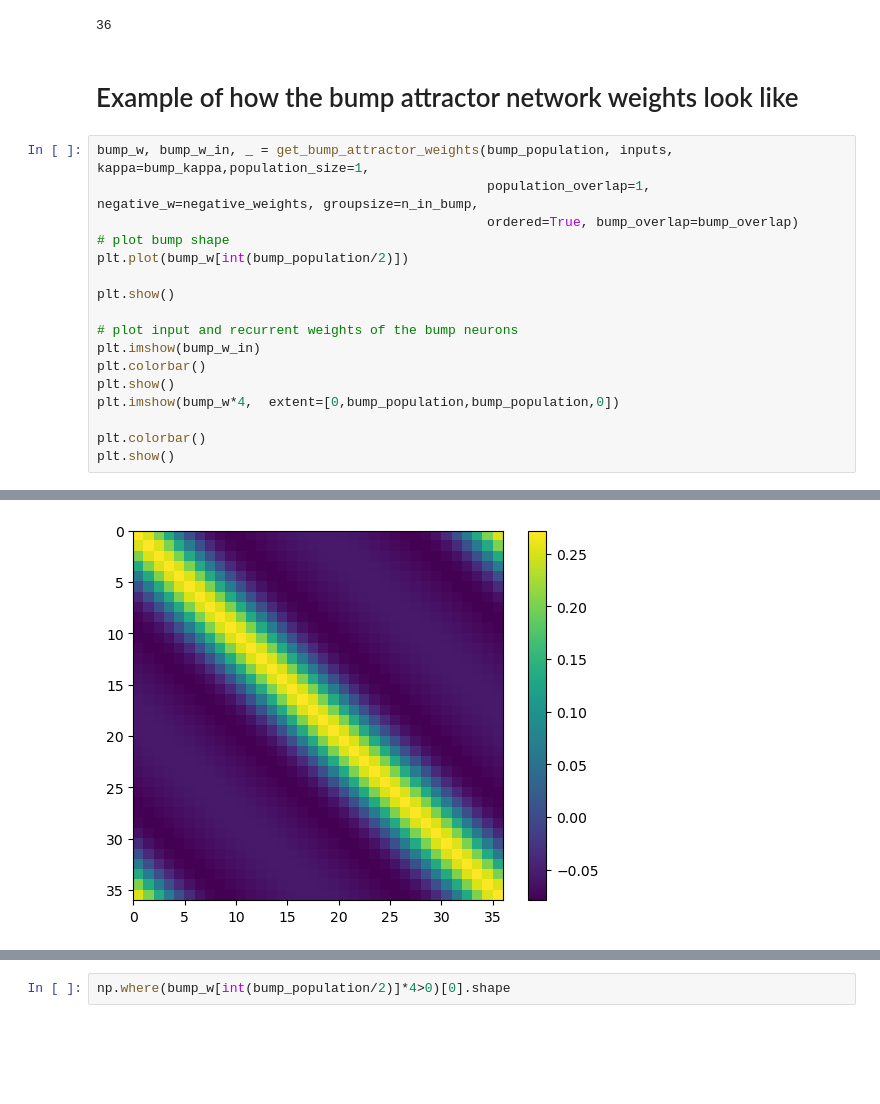
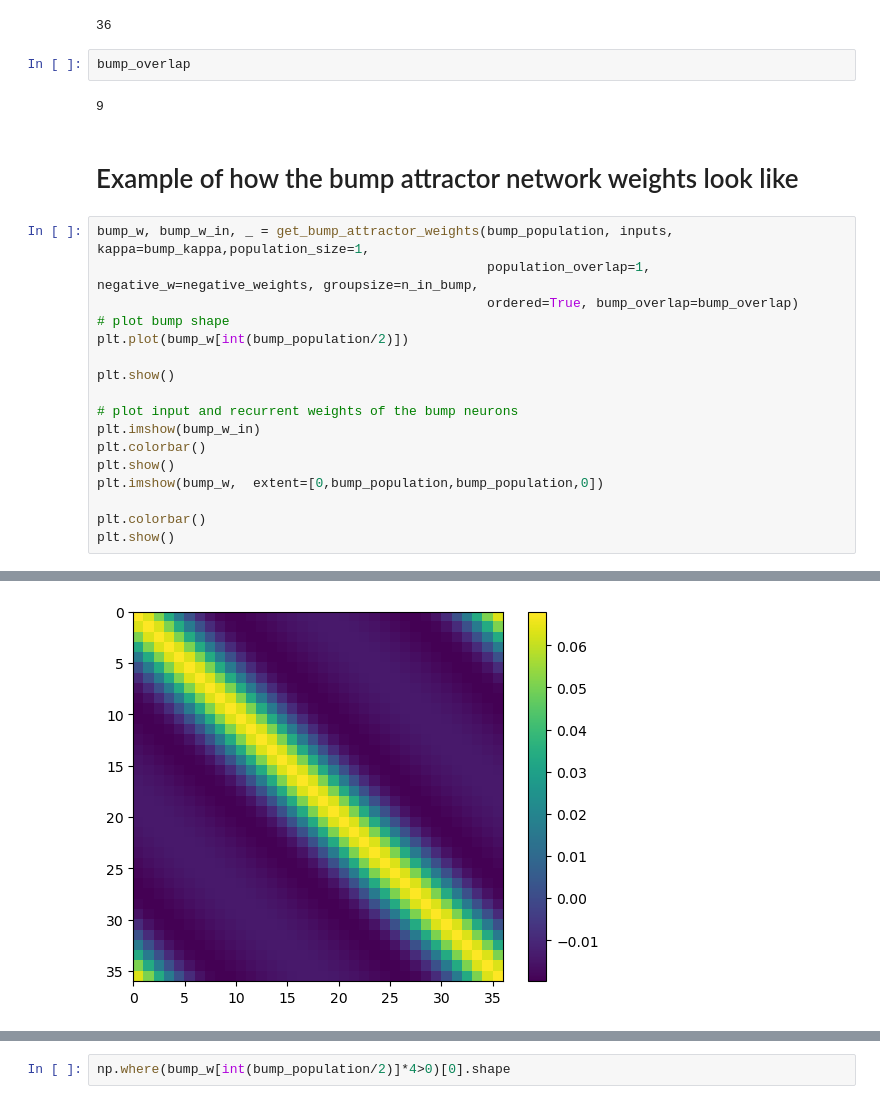
Before and after one commit to esigalas/MixedConnectivityModels, a Jupyter notebook: DLPFC-Mixed_Region_Models_Set_and_Train_.ipynb, the cells around one changed output, grey strips where cells are left out. Drawn from its saved outputs; the diff is of its cells as text; blank space fills up the shorter version.

```diff
--- a/DLPFC-Set_and_Train_Mixed_Region_Models.ipynb
+++ b/DLPFC-Mixed_Region_Models_Set_and_Train_.ipynb
@@ -51,6 +51,10 @@ bump_population=bump_overlap*int(inputs) # number of bump neurons in the mixed p
 bump_population
 # %% [output]
 36
+# %%
+bump_overlap
+# %% [output]
+9
 # %% [markdown]
 # Example of how the bump attractor network weights look like
 # %%
@@ -66,7 +70,7 @@ plt.show()
 plt.imshow(bump_w_in)
 plt.colorbar()
 plt.show()
-plt.imshow(bump_w*4,  extent=[0,bump_population,bump_population,0])
+plt.imshow(bump_w,  extent=[0,bump_population,bump_population,0])
 
 plt.colorbar()
 plt.show()
@@ -75,2 +79,2 @@ plt.show()
 [figure]
-[figure, old version]
+[figure, new version]
```
Also changed, not shown: parts of 9 cells of this notebook.
